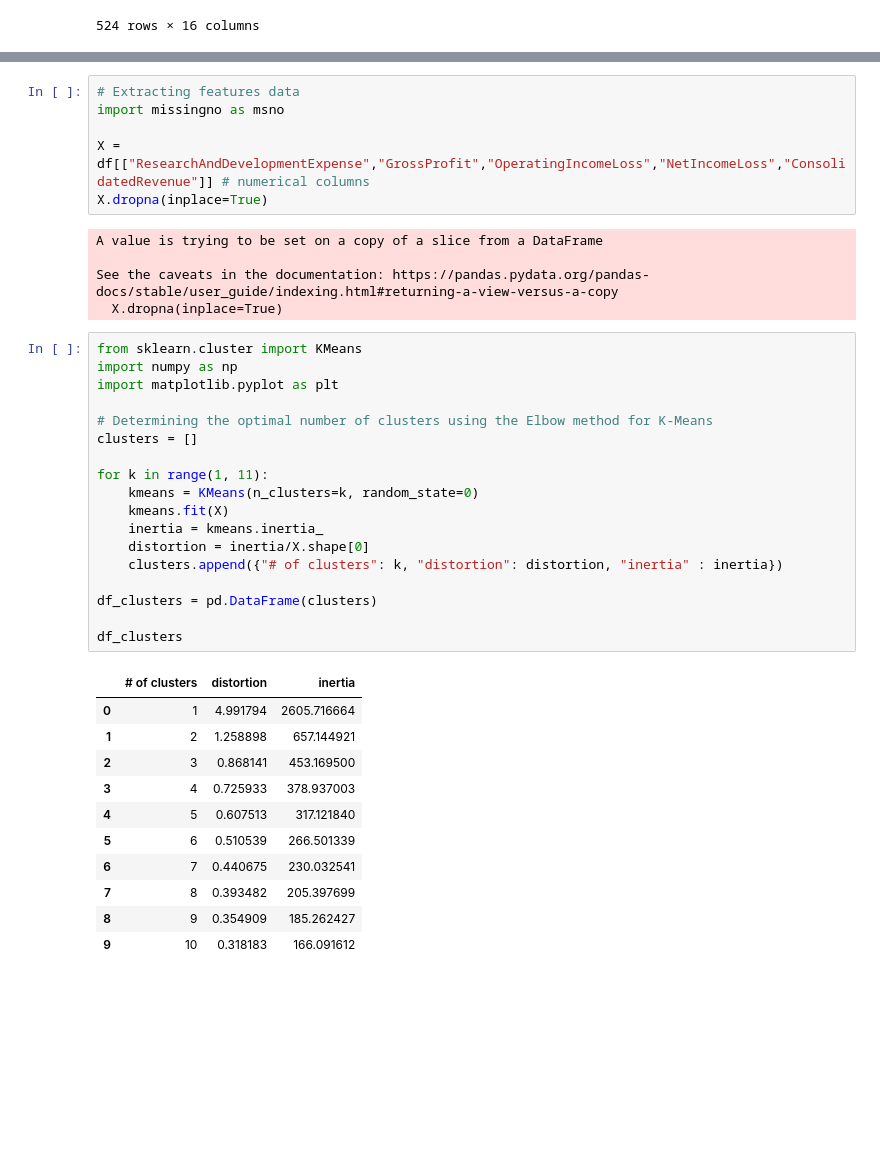
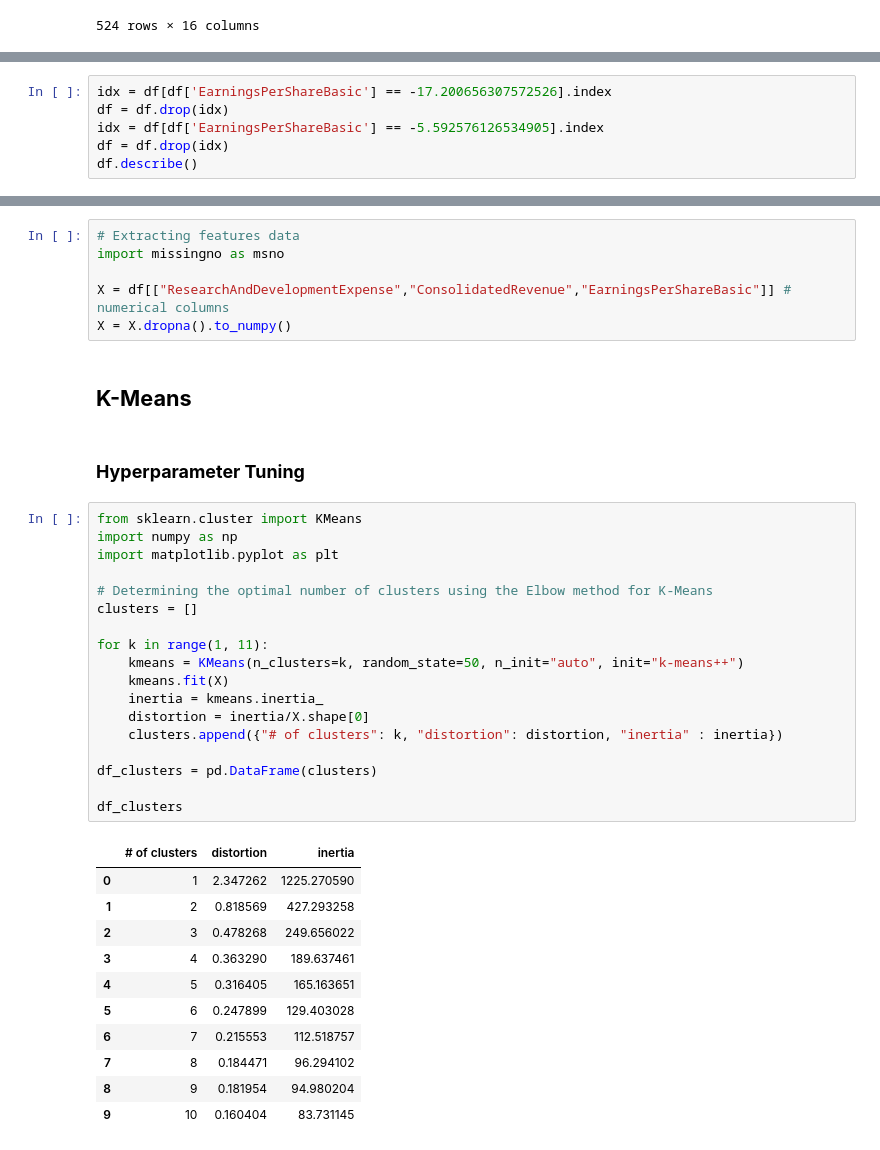
Before and after one commit to anly501/dsan-5000-project-bdools, a Jupyter notebook: DSAN-5000-Website/clustering/clustering.ipynb, the cells around one changed output, grey strips where cells are left out. Cells and saved outputs as stored; diff of their text form; blank space fills up the shorter version.

```diff
--- a/DSAN-5000-Website/clustering/clustering.ipynb
+++ b/DSAN-5000-Website/clustering/clustering.ipynb
@@ -65,0 +78,6 @@ df
+# %%
+idx = df[df['EarningsPerShareBasic'] == -17.200656307572526].index
+df = df.drop(idx)
+idx = df[df['EarningsPerShareBasic'] == -5.592576126534905].index
+df = df.drop(idx)
+df.describe()
@@ -77,43 +101,42 @@ ConsolidatedRevenue: It represents the total revenue generated by the company. H
 # Extracting features data
 import missingno as msno
 
-X = df[["ResearchAndDevelopmentExpense","GrossProfit","OperatingIncomeLoss","NetIncomeLoss","ConsolidatedRevenue"]] # numerical columns
-X.dropna(inplace=True)
+X = df[["ResearchAndDevelopmentExpense","ConsolidatedRevenue","EarningsPerShareBasic"]] # numerical columns
+X = X.dropna().to_numpy()
-# %% [output]
-A value is trying to be set on a copy of a slice from a DataFrame
-
-See the caveats in the documentation: https://pandas.pydata.org/pandas-docs/stable/user_guide/indexing.html#returning-a-view-versus-a-copy
-  X.dropna(inplace=True)
+# %% [markdown]
+## **K-Means**
+# %% [markdown]
+### **Hyperparameter Tuning**
 # %%
 from sklearn.cluster import KMeans
 import numpy as np
 import matplotlib.pyplot as plt
 
 # Determining the optimal number of clusters using the Elbow method for K-Means
 clusters = []
 
 for k in range(1, 11):
-    kmeans = KMeans(n_clusters=k, random_state=0)
+    kmeans = KMeans(n_clusters=k, random_state=50, n_init="auto", init="k-means++")
     kmeans.fit(X)
     inertia = kmeans.inertia_
     distortion = inertia/X.shape[0]
     clusters.append({"# of clusters": k, "distortion": distortion, "inertia" : inertia})
 
 df_clusters = pd.DataFrame(clusters)
 
 df_clusters
 # %% [output]
 |  | # of clusters | distortion | inertia |
-| 0 | 1 | 4.991794 | 2605.716664 |
-| 1 | 2 | 1.258898 | 657.144921 |
-| 2 | 3 | 0.868141 | 453.169500 |
-| 3 | 4 | 0.725933 | 378.937003 |
-| 4 | 5 | 0.607513 | 317.121840 |
-| 5 | 6 | 0.510539 | 266.501339 |
-| 6 | 7 | 0.440675 | 230.032541 |
-| 7 | 8 | 0.393482 | 205.397699 |
-| 8 | 9 | 0.354909 | 185.262427 |
-| 9 | 10 | 0.318183 | 166.091612 |
+| 0 | 1 | 2.347262 | 1225.270590 |
+| 1 | 2 | 0.818569 | 427.293258 |
+| 2 | 3 | 0.478268 | 249.656022 |
+| 3 | 4 | 0.363290 | 189.637461 |
+| 4 | 5 | 0.316405 | 165.163651 |
+| 5 | 6 | 0.247899 | 129.403028 |
+| 6 | 7 | 0.215553 | 112.518757 |
+| 7 | 8 | 0.184471 | 96.294102 |
+| 8 | 9 | 0.181954 | 94.980204 |
+| 9 | 10 | 0.160404 | 83.731145 |
 # %%
 # Plotting the Elbow graph
 plt.figure(figsize=(10, 6))
```
Also changed, not shown: parts of 21 cells of this notebook.
